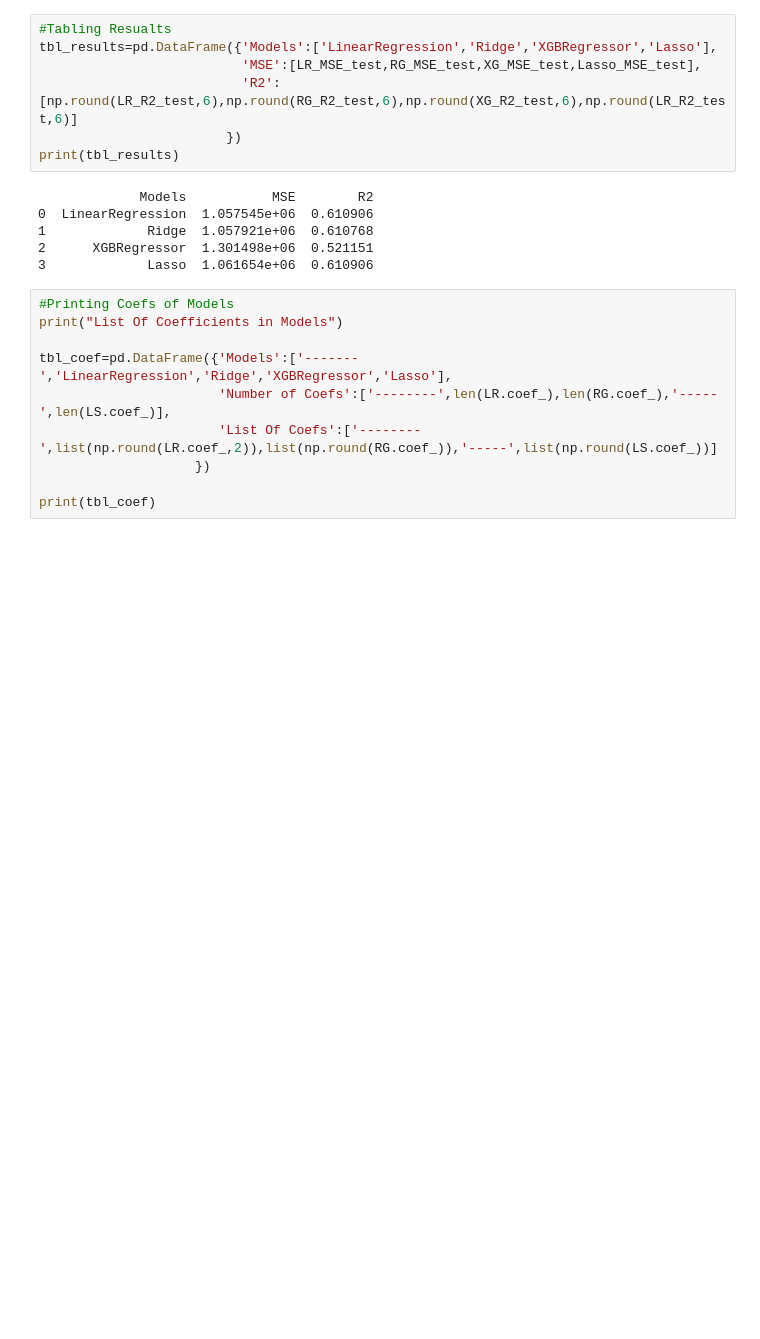
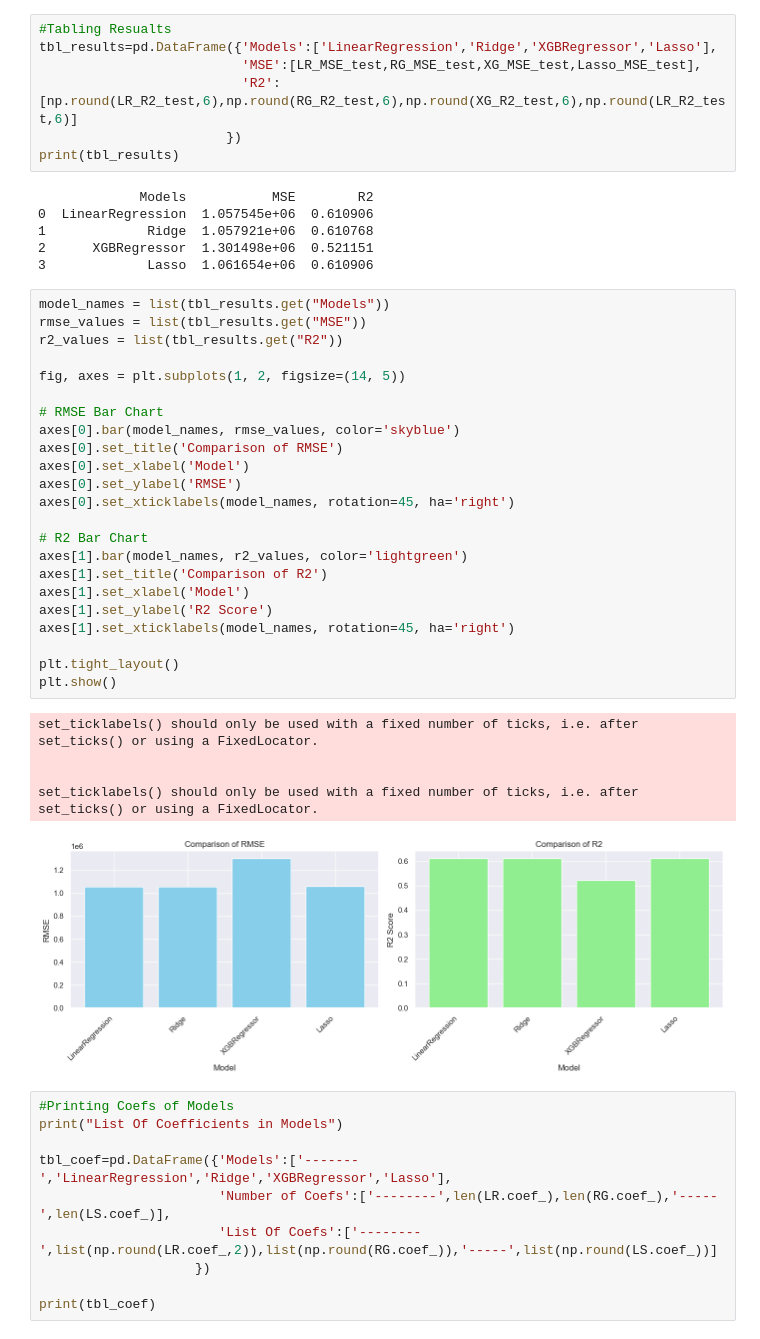
Before and after one commit to zerangzadeh/ML-BigMartSales-Regression, a Jupyter notebook: Final_Project.ipynb, the cells around one changed output. Cells and saved outputs as stored; diff of their text form; blank space fills up the shorter version.

Commit message:
a comparision chart for comparing result added

```diff
--- a/Final_Project.ipynb
+++ b/Final_Project.ipynb
@@ -587,6 +592,35 @@ print(tbl_results)
 1             Ridge  1.057921e+06  0.610768
 2      XGBRegressor  1.301498e+06  0.521151
 3             Lasso  1.061654e+06  0.610906
+# %%
+model_names = list(tbl_results.get("Models"))
+rmse_values = list(tbl_results.get("MSE"))
+r2_values = list(tbl_results.get("R2"))
+
+fig, axes = plt.subplots(1, 2, figsize=(14, 5))
+
+# RMSE Bar Chart
+axes[0].bar(model_names, rmse_values, color='skyblue')
+axes[0].set_title('Comparison of RMSE')
+axes[0].set_xlabel('Model')
+axes[0].set_ylabel('RMSE')
+axes[0].set_xticklabels(model_names, rotation=45, ha='right')
+
+# R2 Bar Chart
+axes[1].bar(model_names, r2_values, color='lightgreen')
+axes[1].set_title('Comparison of R2')
+axes[1].set_xlabel('Model')
+axes[1].set_ylabel('R2 Score')
+axes[1].set_xticklabels(model_names, rotation=45, ha='right')
+
+plt.tight_layout()
+plt.show()
+# %% [output]
+set_ticklabels() should only be used with a fixed number of ticks, i.e. after set_ticks() or using a FixedLocator.
+
+
+set_ticklabels() should only be used with a fixed number of ticks, i.e. after set_ticks() or using a FixedLocator.
+[figure, added]
 # %%
 #Printing Coefs of Models
 print("List Of Coefficients in Models")
```
Also changed, not shown: parts of 3 cells of this notebook.
